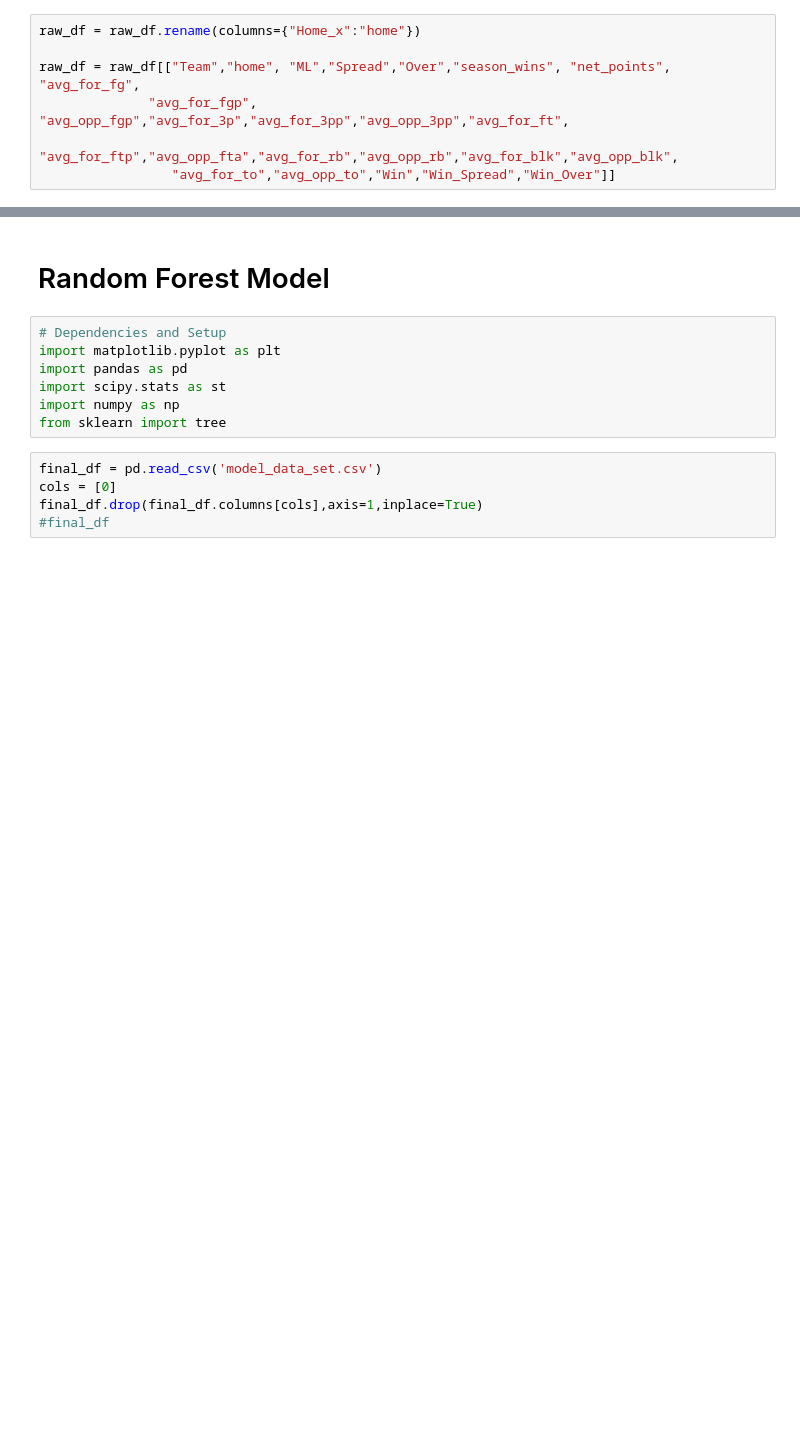
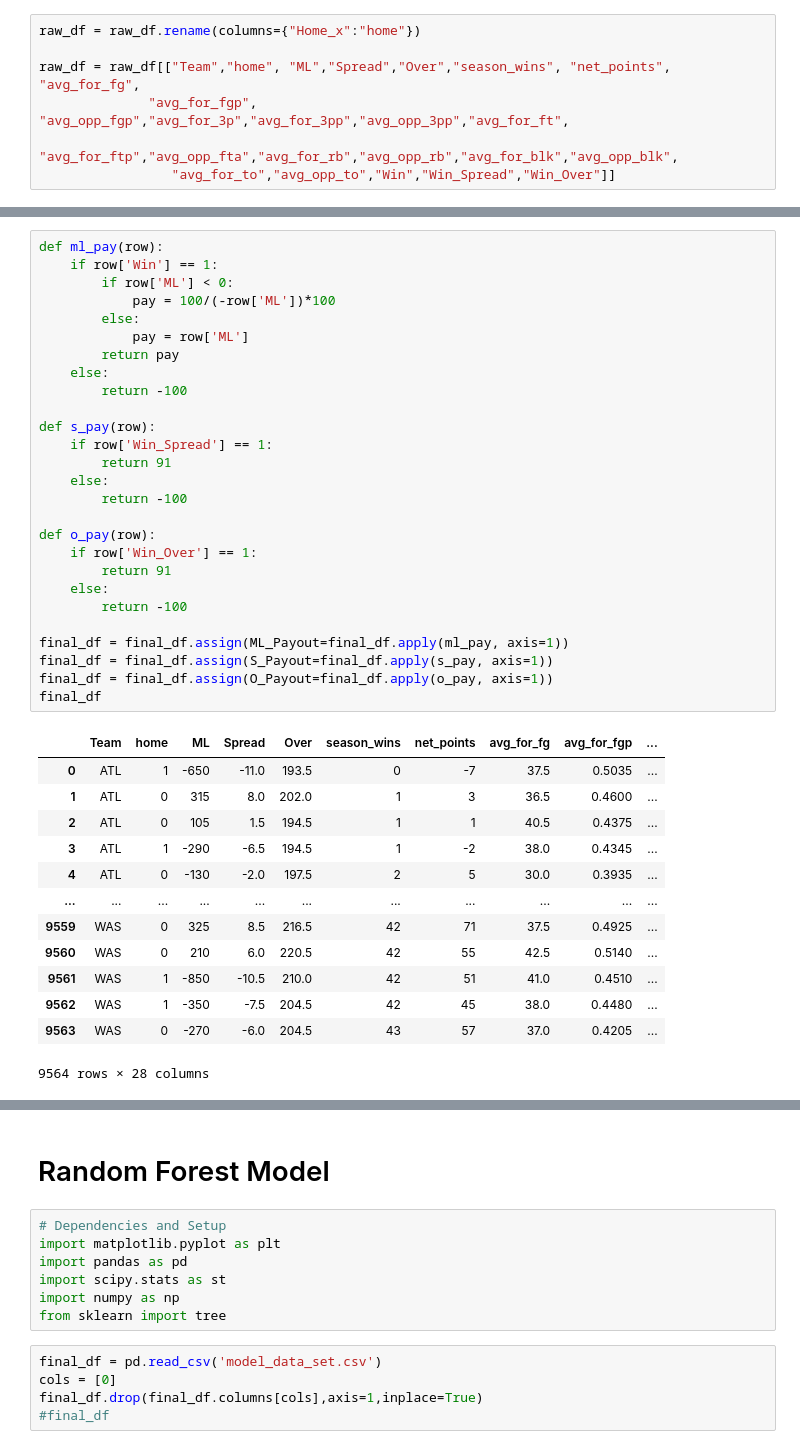
Before and after one commit to dylanm2094/NBA_Outcomes, a Jupyter notebook: work/data_clean.ipynb, the cells around one changed output, grey strips where cells are left out. Saved outputs shown, nothing was run; the diff lists cells and outputs as text; blank space fills up the shorter version.

```diff
--- a/work/data_clean.ipynb
+++ b/work/data_clean.ipynb
@@ -244,3 +314,44 @@ final_df
+# %%
+def ml_pay(row):
+    if row['Win'] == 1:
+        if row['ML'] < 0:
+            pay = 100/(-row['ML'])*100
+        else:
+            pay = row['ML']
+        return pay
+    else:
+        return -100
+
+def s_pay(row):
+    if row['Win_Spread'] == 1:
+        return 91
+    else:
+        return -100
+
+def o_pay(row):
+    if row['Win_Over'] == 1:
+        return 91
+    else:
+        return -100
+
+final_df = final_df.assign(ML_Payout=final_df.apply(ml_pay, axis=1))
+final_df = final_df.assign(S_Payout=final_df.apply(s_pay, axis=1))
+final_df = final_df.assign(O_Payout=final_df.apply(o_pay, axis=1))
+final_df
+# %% [output]
+|  | Team | home | ML | Spread | Over | season_wins | net_points | avg_for_fg | avg_for_fgp | ... |
+| 0 | ATL | 1 | -650 | -11.0 | 193.5 | 0 | -7 | 37.5 | 0.5035 | ... |
+| 1 | ATL | 0 | 315 | 8.0 | 202.0 | 1 | 3 | 36.5 | 0.4600 | ... |
+| 2 | ATL | 0 | 105 | 1.5 | 194.5 | 1 | 1 | 40.5 | 0.4375 | ... |
+| 3 | ATL | 1 | -290 | -6.5 | 194.5 | 1 | -2 | 38.0 | 0.4345 | ... |
+| 4 | ATL | 0 | -130 | -2.0 | 197.5 | 2 | 5 | 30.0 | 0.3935 | ... |
+| ... | ... | ... | ... | ... | ... | ... | ... | ... | ... | ... |
+| 9559 | WAS | 0 | 325 | 8.5 | 216.5 | 42 | 71 | 37.5 | 0.4925 | ... |
+| 9560 | WAS | 0 | 210 | 6.0 | 220.5 | 42 | 55 | 42.5 | 0.5140 | ... |
+| 9561 | WAS | 1 | -850 | -10.5 | 210.0 | 42 | 51 | 41.0 | 0.4510 | ... |
+| 9562 | WAS | 1 | -350 | -7.5 | 204.5 | 42 | 45 | 38.0 | 0.4480 | ... |
+| 9563 | WAS | 0 | -270 | -6.0 | 204.5 | 43 | 57 | 37.0 | 0.4205 | ... |
+9564 rows × 28 columns
 # %%
 cols = [0]
 final_df.drop(final_df.columns[cols],axis=1,inplace=True)
```
Also changed, not shown: parts of 36 cells of this notebook, 42 other files.
